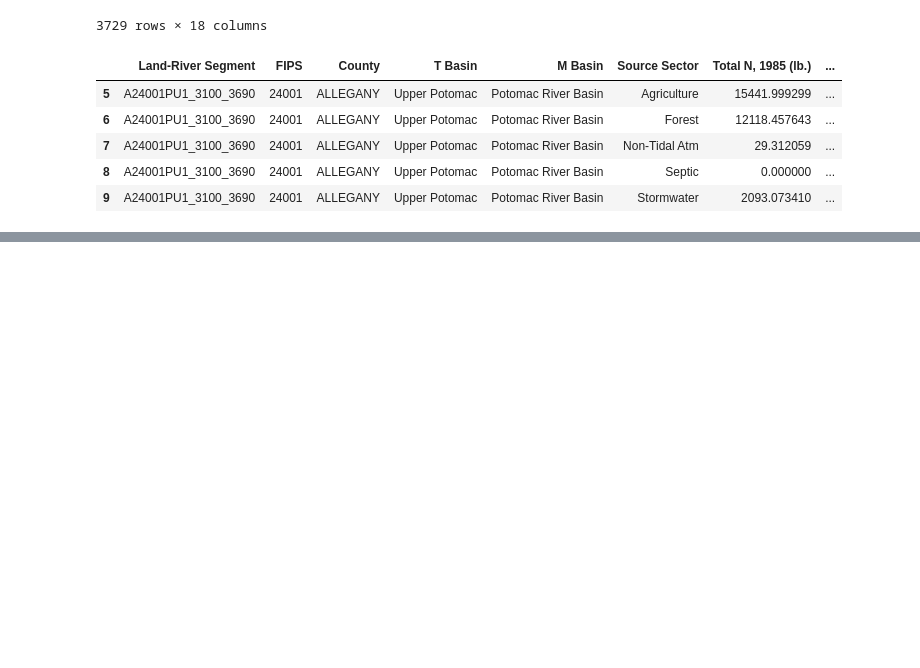
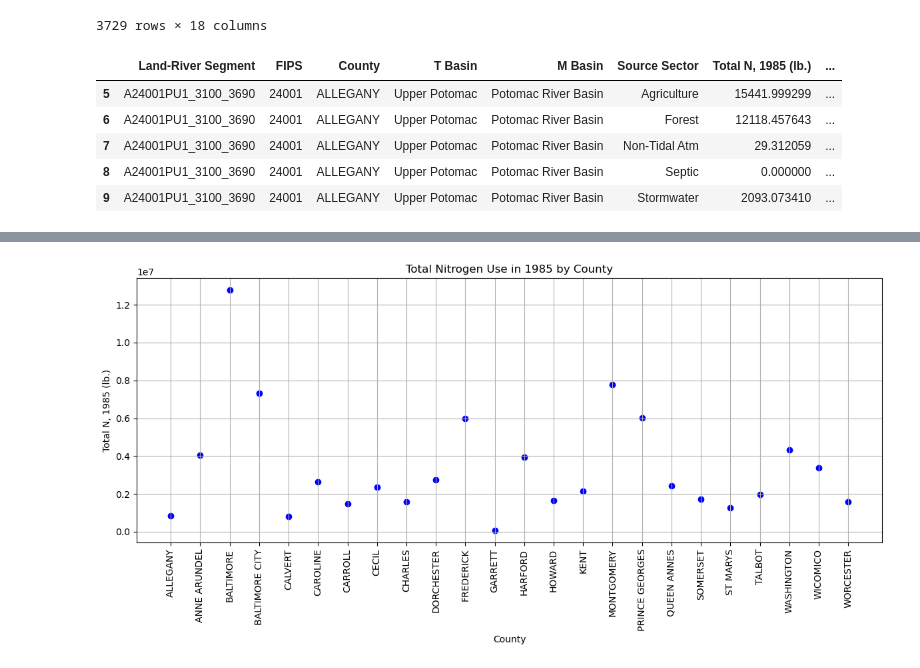
Before and after one commit to robin7dm/IA-340-2, a Jupyter notebook: Lab2.ipynb, the cells around one changed output, grey strips where cells are left out. Saved outputs shown, nothing was run; the diff lists cells and outputs as text; code cells hidden in the pictures; blank space fills up the shorter version.

```diff
--- a/Lab2.ipynb
+++ b/Lab2.ipynb
@@ -117,0 +177,20 @@ df[5:10]  # slicing rows 5 through 10
+# %%
+import pandas as pd
+import matplotlib.pyplot as plt
+
+# Group and sum nitrogen use by county
+sum_n_by_county = df.groupby('County')['Total N, 1985 (lb.)'].sum()
+
+# Create a scatter plot
+plt.figure(figsize=(12, 6))
+plt.scatter(sum_n_by_county.index, sum_n_by_county.values, color='blue')
+plt.title('Total Nitrogen Use in 1985 by County')
+plt.xlabel('County')
+plt.ylabel('Total N, 1985 (lb.)')
+plt.xticks(rotation=90)  # Rotate x-axis labels for readability
+plt.grid(True)
+plt.tight_layout()
+plt.show()
+# The plot shows the distribution of nitrogen use in the Chesapeake Bay in 1985 by county. The plot shows a relatively normal distribution with outliers on the higher side. Using this, an analyst may conclude that these outliers must be some processing plants.
+# %% [output]
+[figure, added]
```
Also changed, not shown: parts of 8 cells of this notebook.
